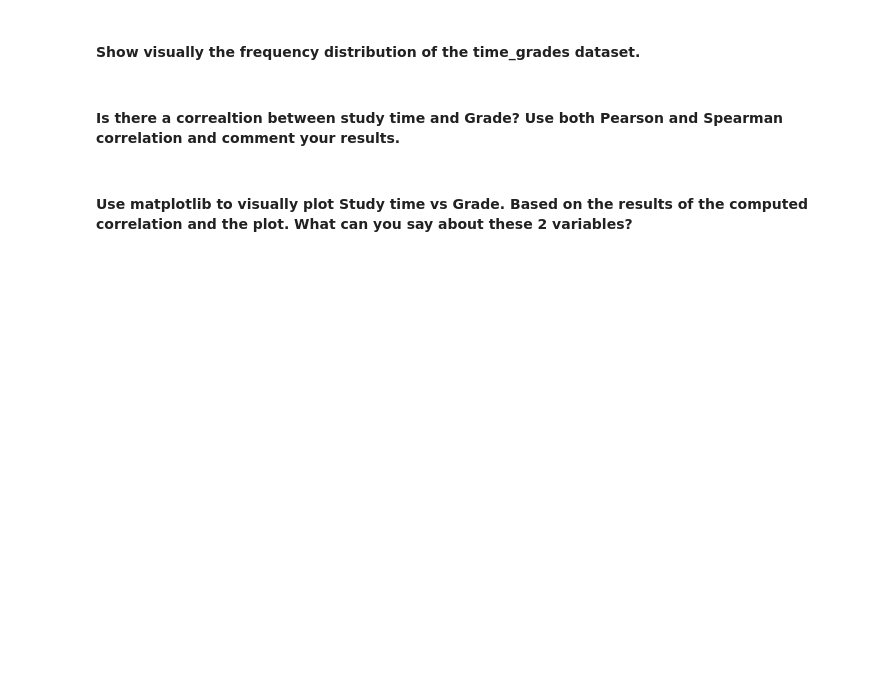
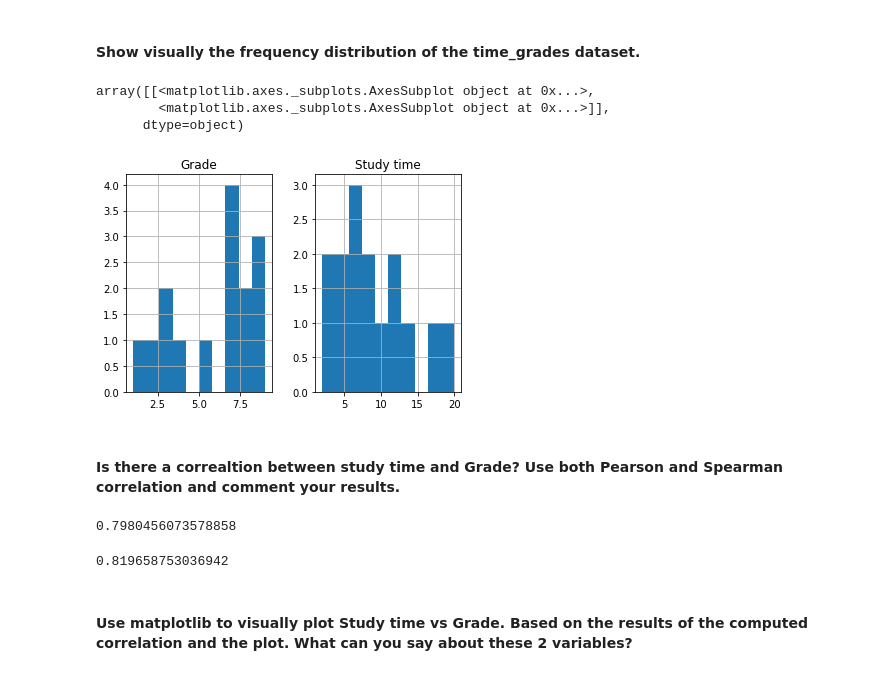
Before and after one commit to ta-datapt-bcn/lab-pivot-table-and-correlation, a Jupyter notebook: your_code/main.ipynb, the cells around one changed output. Drawn from its saved outputs; the diff is of its cells as text; code cells hidden in the pictures; blank space fills up the shorter version.

```diff
--- a/your_code/main.ipynb
+++ b/your_code/main.ipynb
@@ -128,5 +359,7 @@ column= ['Calorie burned', 'Steps','Floors','Minutes Sedentary','Minutes Very Ac
 #### Open the `Time_Grades.csv` file and name your dataset `time_grades`
 # %%
 # your answer here
+
+time_grades = pd.read_csv('./Time_Grades.csv')
 # %%
 #Print time_grades
@@ -134,5 +385,12 @@ column= ['Calorie burned', 'Steps','Floors','Minutes Sedentary','Minutes Very Ac
 #### Show visually the frequency distribution of the time_grades dataset.
 # %%
 # your answer here
+
+time_grades.hist()
+# %% [output]
+array([[<matplotlib.axes._subplots.AxesSubplot object at 0x...>,
+        <matplotlib.axes._subplots.AxesSubplot object at 0x...>]],
+      dtype=object)
+[figure, added]
 # %% [markdown]
 #### Is there a correaltion between study time and Grade? Use both Pearson and Spearman correlation and comment your results.
@@ -143,3 +397,22 @@ column= ['Calorie burned', 'Steps','Floors','Minutes Sedentary','Minutes Very Ac
+# %%
+# your answer here-Pearson
+
+time_grades['Study time'].corr(time_grades['Grade'], method='pearson')
+
+#Pearson correlation shows strong correlation
+# %% [output]
+0.7980456073578858
+# %%
+## your answer here-Spearman
+
+time_grades['Study time'].corr(time_grades['Grade'], method='spearman')
+
+#Spearman correlation shows even stronger correlation
+
+#Spearman is more accurate because Grade is not a continuous variable.
+#When have a variable that is not conitnuous Spearman is more accurate
+# %% [output]
+0.819658753036942
 # %% [markdown]
 #### Use matplotlib to visually plot Study time vs Grade. Based on the results of the computed correlation and the plot. What can you say about these 2 variables?
 # %%
```
Also changed, not shown: parts of 45 cells of this notebook, 1 other file.
